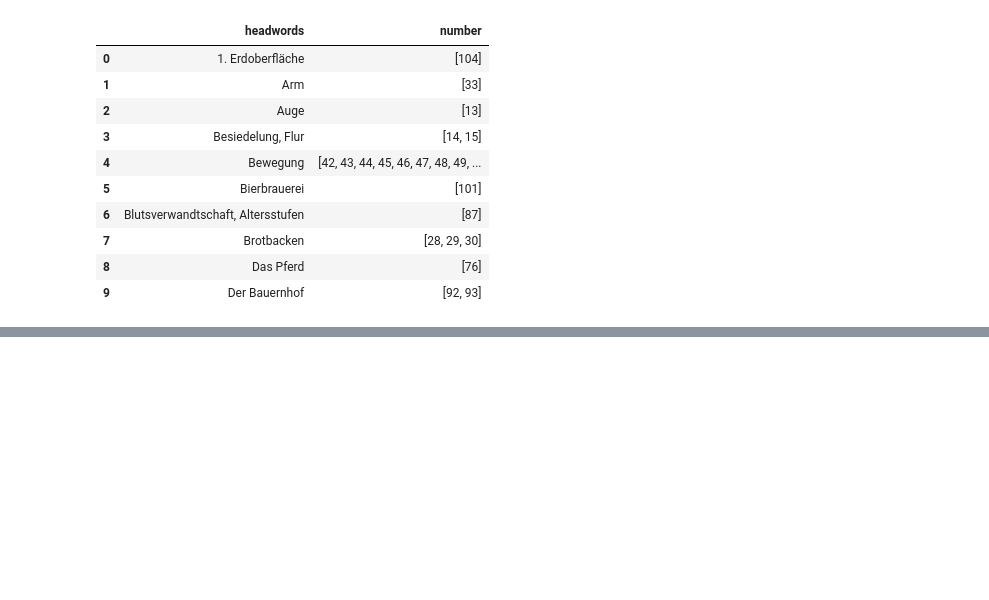
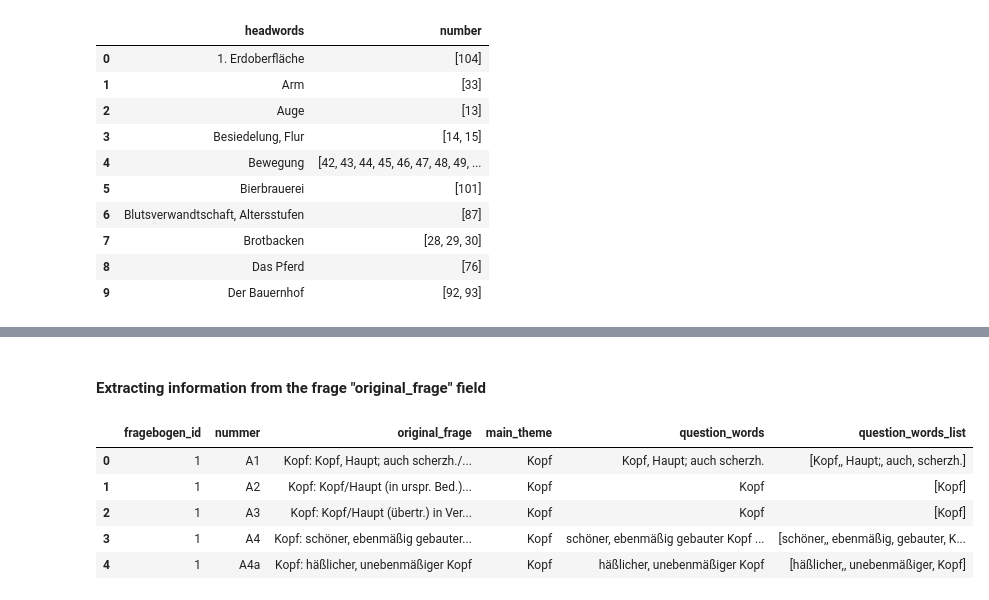
Before and after one commit to acdh-oeaw/exploreAT-Concepts, a Jupyter notebook: concepts.ipynb, the cells around one changed output, grey strips where cells are left out. Drawn from its saved outputs; the diff is of its cells as text; code cells hidden in the pictures; blank space fills up the shorter version.

```diff
--- a/concepts.ipynb
+++ b/concepts.ipynb
@@ -201,0 +227,2 @@ nx.draw(G, with_labels=True) #, font_weight='bold')
+# %%
+frage = pd.read_csv('./frage.csv', names=["id", "fragebogen_id","nummer", "original_frage", "kurzfrage", "originaldaten"])
@@ -201,0 +245,4 @@ nx.draw(G, with_labels=True) #, font_weight='bold')
+# %%
+frage.drop(["id", "originaldaten", "kurzfrage"], axis=1, inplace=True)
+frage = frage[frage.fragebogen_id <= 109]
+frage.info()
@@ -201,0 +276,20 @@ nx.draw(G, with_labels=True) #, font_weight='bold')
+# %% [markdown]
+#### Extracting information from the frage "original_frage" field
+# %%
+#regex = r'([Fragebon]+)\s{1}([0-9]+)[:]{1}([,A-ZÄÖÜa-zäöüß0-9.\s]+)[,\s]*([=\-\(\)\sA-ZÄÖÜa-zäöüß0-9]*)'
+regex = r'([A-ZÄÖÜa-zäöüß]+)[:]{1}([A-ZÄÖÜa-zäöüß0-9=,;:\-\(\)\.\?\s]+)'
+
+#frage.original_frage.str.extract(regex).head(70)
+# %%
+frage['main_theme'] = frage.original_frage.str.extract(regex)[0]
+frage['question_words'] = frage.original_frage.str.extract(regex)[1].str.strip()
+frage['question_words_list'] = frage.question_words.str.split()
+#frage['question_words_list'] = frage.question_words_list.apply(clean_list)
+frage.head()
+# %% [output]
+|  | fragebogen_id | nummer | original_frage | main_theme | question_words | question_words_list |
+| 0 | 1 | A1 | Kopf: Kopf, Haupt; auch scherzh./... | Kopf | Kopf, Haupt; auch scherzh. | [Kopf,, Haupt;, auch, scherzh.] |
+| 1 | 1 | A2 | Kopf: Kopf/Haupt (in urspr. Bed.)... | Kopf | Kopf | [Kopf] |
+| 2 | 1 | A3 | Kopf: Kopf/Haupt (übertr.) in Ver... | Kopf | Kopf | [Kopf] |
+| 3 | 1 | A4 | Kopf: schöner, ebenmäßig gebauter... | Kopf | schöner, ebenmäßig gebauter Kopf ... | [schöner,, ebenmäßig, gebauter, K... |
+| 4 | 1 | A4a | Kopf: häßlicher, unebenmäßiger Kopf | Kopf | häßlicher, unebenmäßiger Kopf | [häßlicher,, unebenmäßiger, Kopf] |
```
Also changed, not shown: parts of 24 cells of this notebook.
